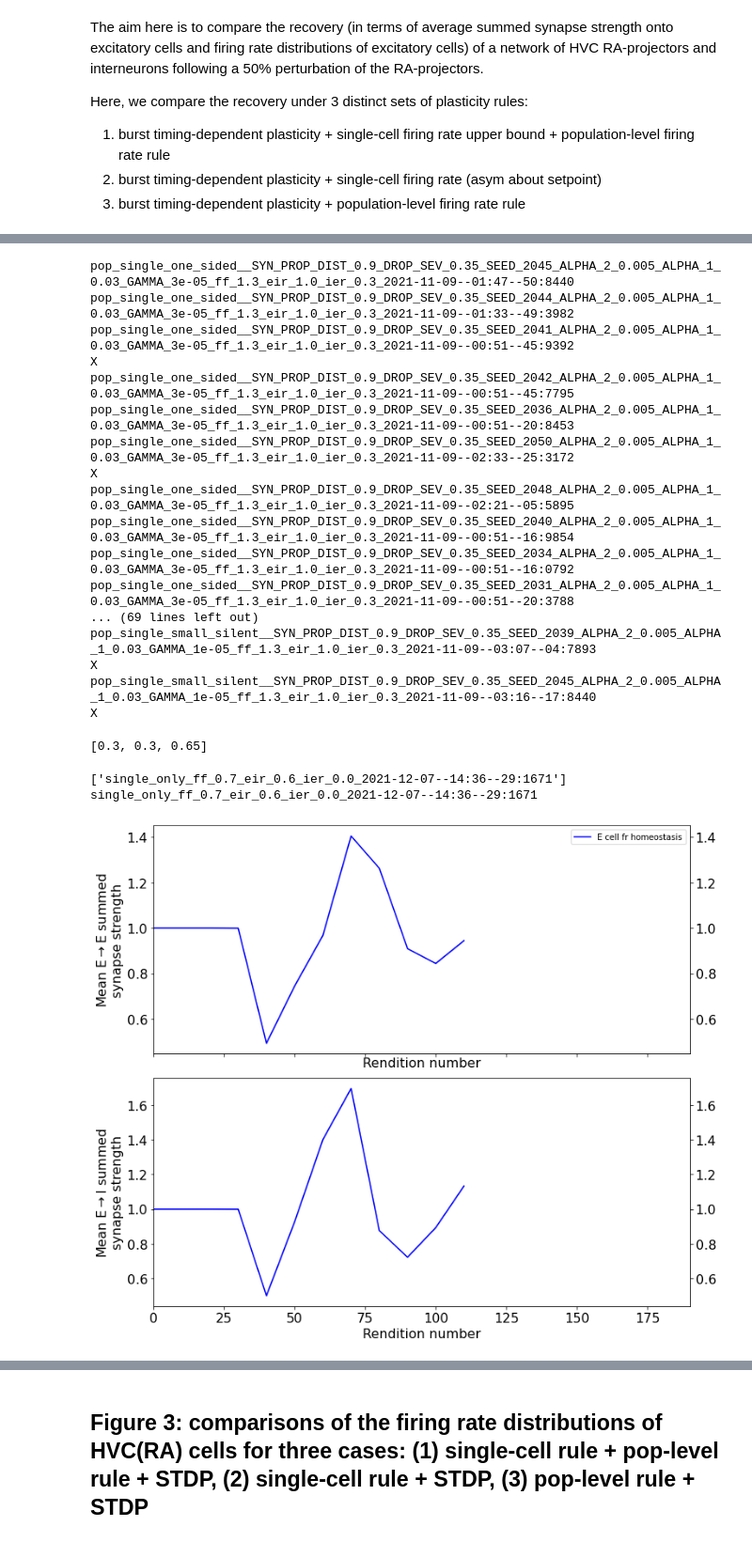
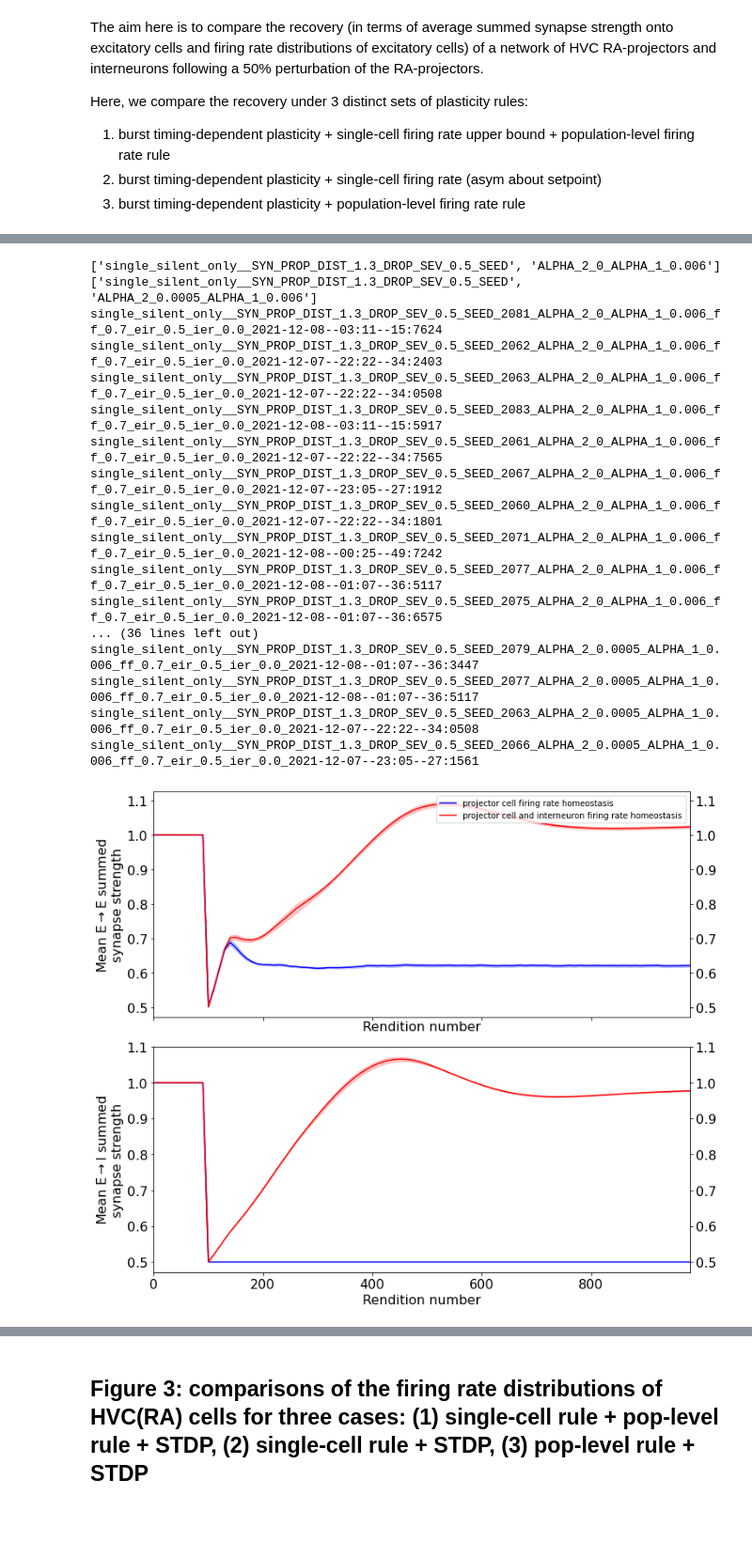
Before and after one commit to davidgbe/synfire_chain_growth, a Jupyter notebook: paper_figures_21_05_05/paper_figs_circa_21_12/firing_rate_homeostasis_sims_and_figs_21_12_07/uniform_chain_exps_21_12_07/paper_figures_nb_21_05_06.ipynb, the cells around one changed output, grey strips where cells are left out. Shown at 94% size. Drawn from its saved outputs; the diff is of its cells as text; code cells hidden in the pictures.

```diff
--- a/paper_figures_21_05_05/paper_figs_circa_21_12/firing_rate_homeostasis_sims_and_figs_21_12_07/uniform_chain_exps_21_12_07/paper_figures_nb_21_05_06.ipynb
+++ b/paper_figures_21_05_05/paper_figs_circa_21_12/firing_rate_homeostasis_sims_and_figs_21_12_07/uniform_chain_exps_21_12_07/paper_figures_nb_21_05_06.ipynb
@@ -56,7 +57,7 @@ def process_single_activation(exc_raster, n):
             first_spk_times[nrn_idx] = exc_raster[0, i]
     return first_spk_times
 # %%
-def load_exp_data(direc, cut=None, layer_size=20, name_frags=[], reverse=False):
+def load_exp_data(direc, cut=None, layer_size=25, name_frags=[], reverse=False):
     file_names = [f for f in sorted(all_files_from_dir(direc))]
     file_names = [f for f in filter_list_by_name_frags(file_names, name_frags)]
     if reverse:
@@ -237,0 +200,2 @@ single_only_ff_0.5_eir_0.7_ier_0.9_2021-12-03--11:36--05:6544
+# %%
+fr_only_name_frags = ['single_silent_only__SYN_PROP_DIST_1.3_DROP_SEV_0.5_SEED', 'ALPHA_2_0_ALPHA_1_0.006']
@@ -237,0 +204,2 @@ single_only_ff_0.5_eir_0.7_ier_0.9_2021-12-03--11:36--05:6544
+# %%
+two_single_cell_rules_name_frags = ['single_silent_only__SYN_PROP_DIST_1.3_DROP_SEV_0.5_SEED', 'ALPHA_2_0.0005_ALPHA_1_0.006']
@@ -324,27 +293,0 @@ all_recovery_pers
-# %%
-recovered_exp_names, all_recovery_pers, all_last_layer_active_stats = determine_recovered([
-    title_reduced_drop,
-    title_reduced_drop_b,
-    title_reduced_drop_2,
-], np.arange(50, 60))
-
-all_recovery_pers
-# %% [output]
-pop_single_one_sided__SYN_PROP_DIST_0.9_DROP_SEV_0.35_SEED_2045_ALPHA_2_0.005_ALPHA_1_0.03_GAMMA_3e-05_ff_1.3_eir_1.0_ier_0.3_2021-11-09--01:47--50:8440
-pop_single_one_sided__SYN_PROP_DIST_0.9_DROP_SEV_0.35_SEED_2044_ALPHA_2_0.005_ALPHA_1_0.03_GAMMA_3e-05_ff_1.3_eir_1.0_ier_0.3_2021-11-09--01:33--49:3982
-pop_single_one_sided__SYN_PROP_DIST_0.9_DROP_SEV_0.35_SEED_2041_ALPHA_2_0.005_ALPHA_1_0.03_GAMMA_3e-05_ff_1.3_eir_1.0_ier_0.3_2021-11-09--00:51--45:9392
-X
-pop_single_one_sided__SYN_PROP_DIST_0.9_DROP_SEV_0.35_SEED_2042_ALPHA_2_0.005_ALPHA_1_0.03_GAMMA_3e-05_ff_1.3_eir_1.0_ier_0.3_2021-11-09--00:51--45:7795
-pop_single_one_sided__SYN_PROP_DIST_0.9_DROP_SEV_0.35_SEED_2036_ALPHA_2_0.005_ALPHA_1_0.03_GAMMA_3e-05_ff_1.3_eir_1.0_ier_0.3_2021-11-09--00:51--20:8453
-pop_single_one_sided__SYN_PROP_DIST_0.9_DROP_SEV_0.35_SEED_2050_ALPHA_2_0.005_ALPHA_1_0.03_GAMMA_3e-05_ff_1.3_eir_1.0_ier_0.3_2021-11-09--02:33--25:3172
-X
-pop_single_one_sided__SYN_PROP_DIST_0.9_DROP_SEV_0.35_SEED_2048_ALPHA_2_0.005_ALPHA_1_0.03_GAMMA_3e-05_ff_1.3_eir_1.0_ier_0.3_2021-11-09--02:21--05:5895
-pop_single_one_sided__SYN_PROP_DIST_0.9_DROP_SEV_0.35_SEED_2040_ALPHA_2_0.005_ALPHA_1_0.03_GAMMA_3e-05_ff_1.3_eir_1.0_ier_0.3_2021-11-09--00:51--16:9854
-pop_single_one_sided__SYN_PROP_DIST_0.9_DROP_SEV_0.35_SEED_2034_ALPHA_2_0.005_ALPHA_1_0.03_GAMMA_3e-05_ff_1.3_eir_1.0_ier_0.3_2021-11-09--00:51--16:0792
-pop_single_one_sided__SYN_PROP_DIST_0.9_DROP_SEV_0.35_SEED_2031_ALPHA_2_0.005_ALPHA_1_0.03_GAMMA_3e-05_ff_1.3_eir_1.0_ier_0.3_2021-11-09--00:51--20:3788
-... (69 lines left out)
-pop_single_small_silent__SYN_PROP_DIST_0.9_DROP_SEV_0.35_SEED_2039_ALPHA_2_0.005_ALPHA_1_0.03_GAMMA_1e-05_ff_1.3_eir_1.0_ier_0.3_2021-11-09--03:07--04:7893
-X
-pop_single_small_silent__SYN_PROP_DIST_0.9_DROP_SEV_0.35_SEED_2045_ALPHA_2_0.005_ALPHA_1_0.03_GAMMA_1e-05_ff_1.3_eir_1.0_ier_0.3_2021-11-09--03:16--17:8440
-X
-[0.3, 0.3, 0.65]
@@ -382,5 +294,5 @@ X
 # %%
-def make_figure_2_plot(names, labels, condition_colors, file_name_ext='', ylim1=None, ylim2=None, cap=100, timepoints=[], offsets=[], vertical_spacing=1.):
+def make_figure_2_plot(names, labels, condition_colors, file_name_ext='', ylim1=None, ylim2=None, cap=99, timepoints=[], offsets=[], vertical_spacing=1.):
 
     scale = 1.8
     fig, axs = plt.subplots(2, 1, sharex=True, sharey=False, figsize=(6 * scale, 5 * scale))
@@ -401,6 +313,8 @@ def make_figure_2_plot(names, labels, condition_colors, file_name_ext='', ylim1=
         for j, exp_dir_name in enumerate(exp_dir_names):
             print(exp_dir_name)
 #             if exp_dir_name not in recovered_exp_names:
+#                 continue
+#             if j > 10:
 #                 continue
 
             all_mean_incoming_summed_weights = []
@@ -491,15 +405,32 @@ def make_figure_2_plot(names, labels, condition_colors, file_name_ext='', ylim1=
         fig.tight_layout()
         save_fig(fig, './figures/paper/fig_2', f'mean_plot_{file_name_ext}.png')
 # %%
-timepoints = np.arange(0, 12)
+timepoints = np.arange(0, 99, 1)
 
 make_figure_2_plot([
-    'single_only_ff_0.7_eir_0.6_ier_0.0_2021-12-07--14:36--29:1671',
+    fr_only_name_frags,
+    two_single_cell_rules_name_frags,
 ], labels=[
-    'E cell fr homeostasis',
-], condition_colors=['blue', 'red'], timepoints=timepoints, cap=20, offsets=np.zeros(3), vertical_spacing=0.,
+    'projector cell firing rate homeostasis',
+    'projector cell and interneuron firing rate homeostasis',
+], condition_colors=['blue', 'red'], timepoints=timepoints, cap=99, offsets=np.zeros(3), vertical_spacing=0.,
 file_name_ext='all_3_silent')
 # %% [output]
-['single_only_ff_0.7_eir_0.6_ier_0.0_2021-12-07--14:36--29:1671']
-single_only_ff_0.7_eir_0.6_ier_0.0_2021-12-07--14:36--29:1671
+['single_silent_only__SYN_PROP_DIST_1.3_DROP_SEV_0.5_SEED', 'ALPHA_2_0_ALPHA_1_0.006']
+['single_silent_only__SYN_PROP_DIST_1.3_DROP_SEV_0.5_SEED', 'ALPHA_2_0.0005_ALPHA_1_0.006']
+single_silent_only__SYN_PROP_DIST_1.3_DROP_SEV_0.5_SEED_2081_ALPHA_2_0_ALPHA_1_0.006_ff_0.7_eir_0.5_ier_0.0_2021-12-08--03:11--15:7624
+single_silent_only__SYN_PROP_DIST_1.3_DROP_SEV_0.5_SEED_2062_ALPHA_2_0_ALPHA_1_0.006_ff_0.7_eir_0.5_ier_0.0_2021-12-07--22:22--34:2403
+single_silent_only__SYN_PROP_DIST_1.3_DROP_SEV_0.5_SEED_2063_ALPHA_2_0_ALPHA_1_0.006_ff_0.7_eir_0.5_ier_0.0_2021-12-07--22:22--34:0508
+single_silent_only__SYN_PROP_DIST_1.3_DROP_SEV_0.5_SEED_2083_ALPHA_2_0_ALPHA_1_0.006_ff_0.7_eir_0.5_ier_0.0_2021-12-08--03:11--15:5917
+single_silent_only__SYN_PROP_DIST_1.3_DROP_SEV_0.5_SEED_2061_ALPHA_2_0_ALPHA_1_0.006_ff_0.7_eir_0.5_ier_0.0_2021-12-07--22:22--34:7565
+single_silent_only__SYN_PROP_DIST_1.3_DROP_SEV_0.5_SEED_2067_ALPHA_2_0_ALPHA_1_0.006_ff_0.7_eir_0.5_ier_0.0_2021-12-07--23:05--27:1912
+single_silent_only__SYN_PROP_DIST_1.3_DROP_SEV_0.5_SEED_2060_ALPHA_2_0_ALPHA_1_0.006_ff_0.7_eir_0.5_ier_0.0_2021-12-07--22:22--34:1801
+single_silent_only__SYN_PROP_DIST_1.3_DROP_SEV_0.5_SEED_2071_ALPHA_2_0_ALPHA_1_0.006_ff_0.7_eir_0.5_ier_0.0_2021-12-08--00:25--49:7242
+single_silent_only__SYN_PROP_DIST_1.3_DROP_SEV_0.5_SEED_2077_ALPHA_2_0_ALPHA_1_0.006_ff_0.7_eir_0.5_ier_0.0_2021-12-08--01:07--36:5117
+single_silent_only__SYN_PROP_DIST_1.3_DROP_SEV_0.5_SEED_2075_ALPHA_2_0_ALPHA_1_0.006_ff_0.7_eir_0.5_ier_0.0_2021-12-08--01:07--36:6575
+... (36 lines left out)
+single_silent_only__SYN_PROP_DIST_1.3_DROP_SEV_0.5_SEED_2079_ALPHA_2_0.0005_ALPHA_1_0.006_ff_0.7_eir_0.5_ier_0.0_2021-12-08--01:07--36:3447
+single_silent_only__SYN_PROP_DIST_1.3_DROP_SEV_0.5_SEED_2077_ALPHA_2_0.0005_ALPHA_1_0.006_ff_0.7_eir_0.5_ier_0.0_2021-12-08--01:07--36:5117
+single_silent_only__SYN_PROP_DIST_1.3_DROP_SEV_0.5_SEED_2063_ALPHA_2_0.0005_ALPHA_1_0.006_ff_0.7_eir_0.5_ier_0.0_2021-12-07--22:22--34:0508
+single_silent_only__SYN_PROP_DIST_1.3_DROP_SEV_0.5_SEED_2066_ALPHA_2_0.0005_ALPHA_1_0.006_ff_0.7_eir_0.5_ier_0.0_2021-12-07--23:05--27:1561
-[figure, old version]
+[figure, new version]
```
Also changed, not shown: parts of 35 cells of this notebook, 6 other files.
